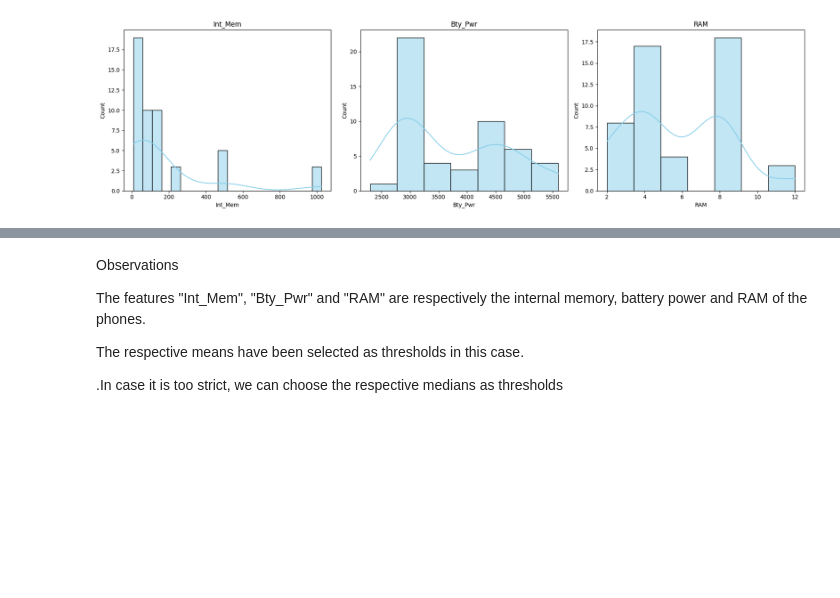
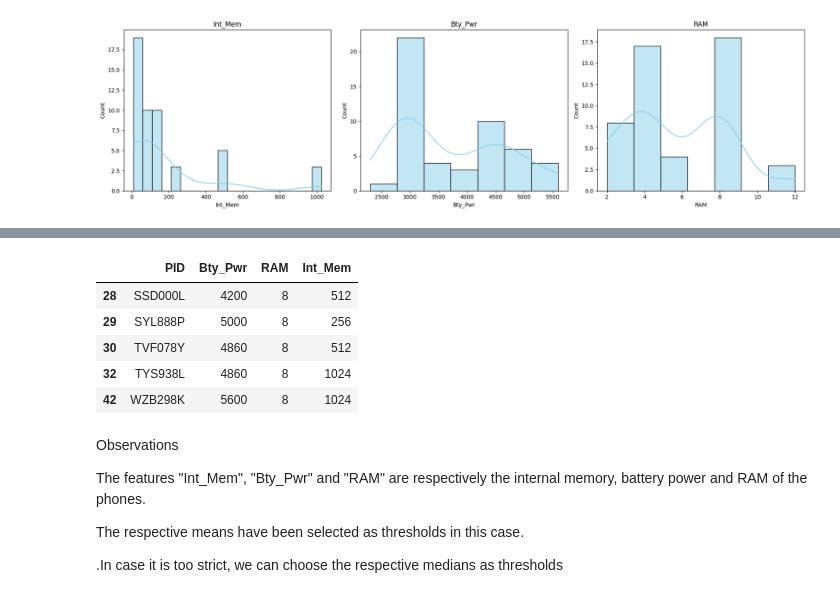
Before and after one commit to Subodhoraw/statistics-module-, a Jupyter notebook: Statistics Module Assignment.ipynb, the cells around one changed output, grey strips where cells are left out. Saved outputs shown, nothing was run; the diff lists cells and outputs as text; code cells hidden in the pictures; blank space fills up the shorter version.

```diff
--- a/Statistics Module Assignment.ipynb
+++ b/Statistics Module Assignment.ipynb
@@ -534,7 +593,21 @@ plt.show()
 # %%
 # The children want phones that have good internal memory, battery power and RAM
 # Consider the phones that have internal memory, battery power and RAM greater than or equal to their respective mean values
-# Create a logical condition for this situation and store the logical values as "con5"
+# Create a logical condition for this situation and store the logical values as "con5" # Let's tackle these features: "Int_Mem", "Bty_Pwr", "RAM"
+
+con5 = (data['RAM'] >=RAM_mean) & (data['Bty_Pwr'] >= Bty_Pwr_mean) & (data['Int_Mem'] >= Intmem_mean)
+
+children_choices =data[con5]
+
+#print the phone and choices
+children_choices[['PID','Bty_Pwr','RAM','Int_Mem']].head()
+# %% [output]
+|  | PID | Bty_Pwr | RAM | Int_Mem |
+| 28 | SSD000L | 4200 | 8 | 512 |
+| 29 | SYL888P | 5000 | 8 | 256 |
+| 30 | TVF078Y | 4860 | 8 | 512 |
+| 32 | TYS938L | 4860 | 8 | 1024 |
+| 42 | WZB298K | 5600 | 8 | 1024 |
 # %% [markdown]
 Observations
 
```
Also changed, not shown: parts of 11 cells of this notebook.
